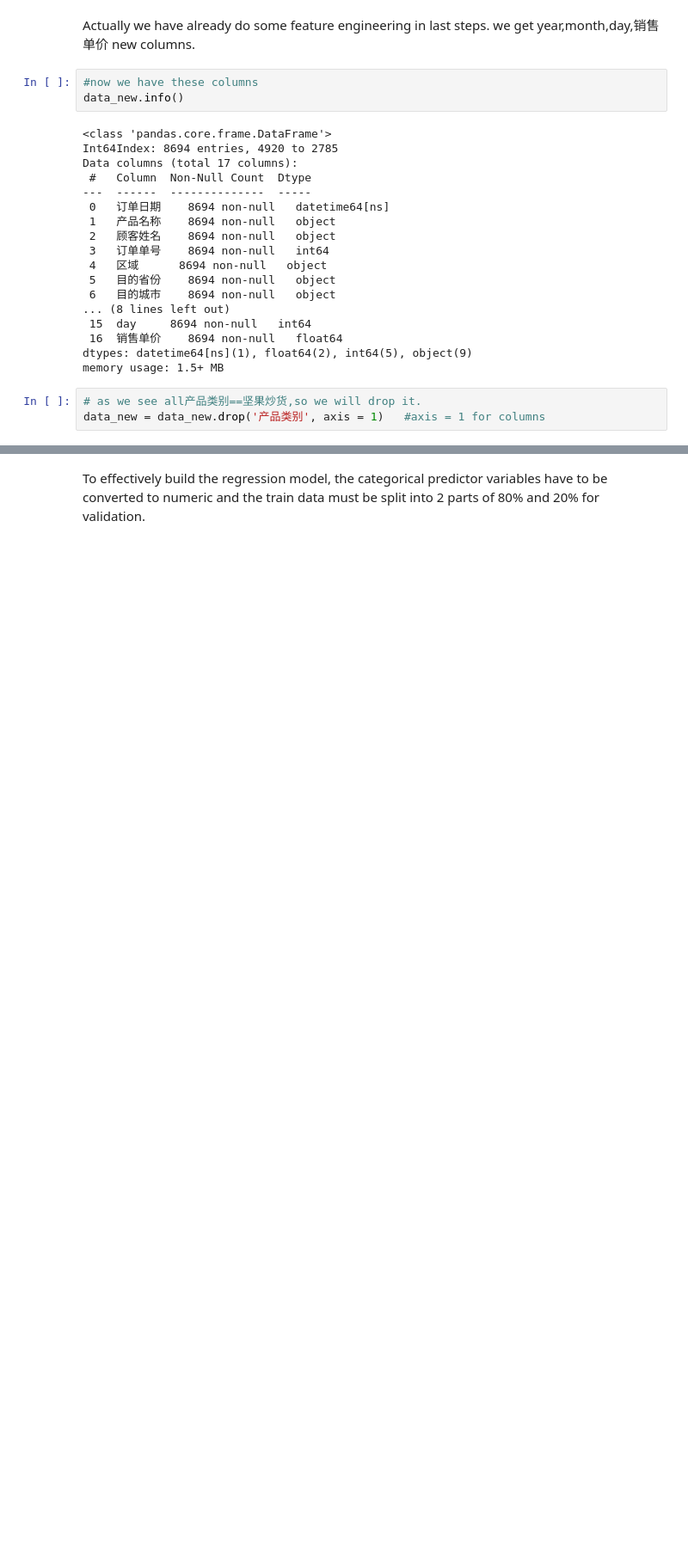
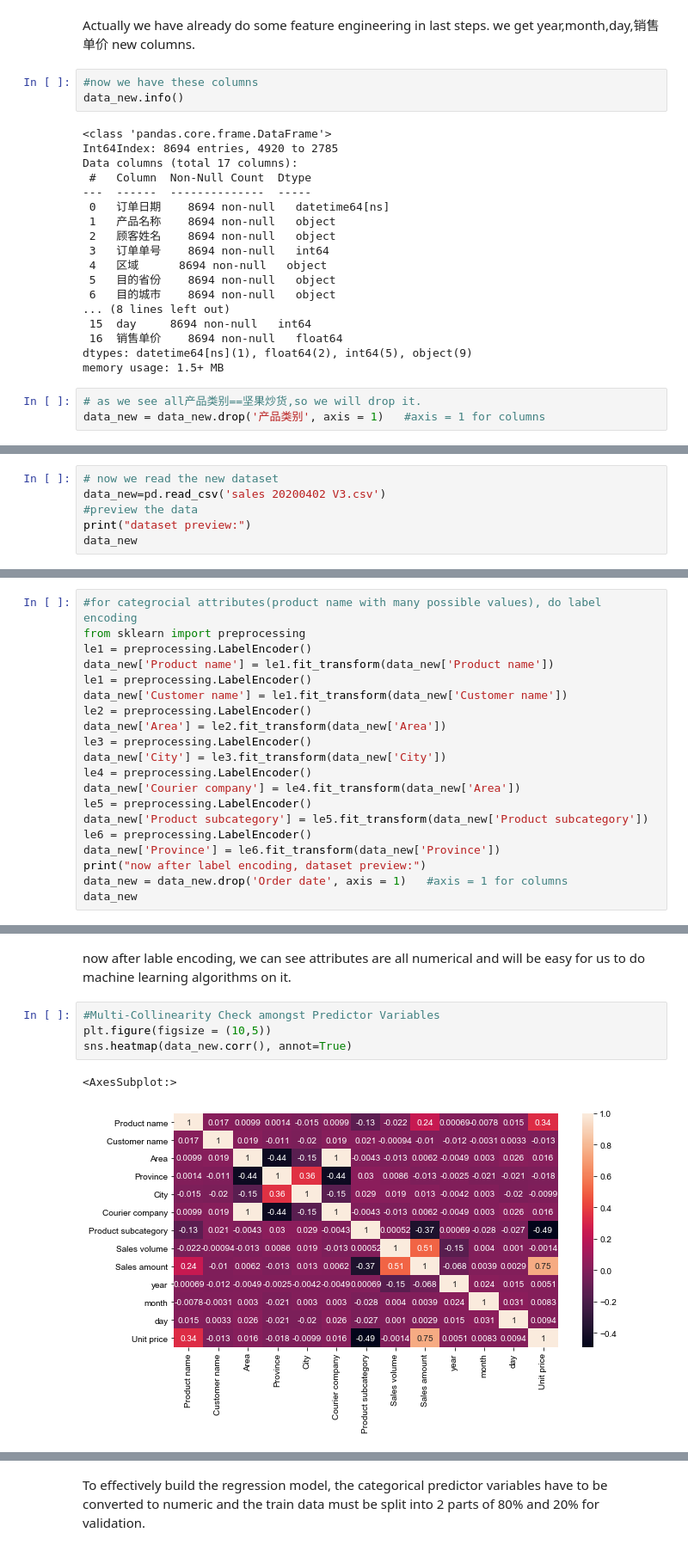
Before and after one commit to UniqueLWS/LWS, a Jupyter notebook: 7810_Group project source code_group 6.ipynb, the cells around one changed output, grey strips where cells are left out. Shown at 86% size. Cells and saved outputs as stored; diff of their text form; blank space fills up the shorter version.

```diff
--- a/7810_Group project source code_group 6.ipynb
+++ b/7810_Group project source code_group 6.ipynb
@@ -832,0 +841,6 @@ data_new.head()
+# %%
+# now we read the new dataset
+data_new=pd.read_csv('sales 20200402 V3.csv')
+#preview the data
+print("dataset preview:")
+data_new
@@ -832,0 +862,20 @@ data_new.head()
+# %%
+#for categrocial attributes(product name with many possible values), do label encoding
+from sklearn import preprocessing
+le1 = preprocessing.LabelEncoder()
+data_new['Product name'] = le1.fit_transform(data_new['Product name'])
+le1 = preprocessing.LabelEncoder()
+data_new['Customer name'] = le1.fit_transform(data_new['Customer name'])
+le2 = preprocessing.LabelEncoder()
+data_new['Area'] = le2.fit_transform(data_new['Area'])
+le3 = preprocessing.LabelEncoder()
+data_new['City'] = le3.fit_transform(data_new['City'])
+le4 = preprocessing.LabelEncoder()
+data_new['Courier company'] = le4.fit_transform(data_new['Area'])
+le5 = preprocessing.LabelEncoder()
+data_new['Product subcategory'] = le5.fit_transform(data_new['Product subcategory'])
+le6 = preprocessing.LabelEncoder()
+data_new['Province'] = le6.fit_transform(data_new['Province'])
+print("now after label encoding, dataset preview:")
+data_new = data_new.drop('Order date', axis = 1)   #axis = 1 for columns
+data_new
@@ -832,0 +920,9 @@ data_new.head()
+# %% [markdown]
+now after lable encoding, we can see attributes are all numerical and will be easy for us to do machine learning algorithms on it.
+# %%
+#Multi-Collinearity Check amongst Predictor Variables
+plt.figure(figsize = (10,5))
+sns.heatmap(data_new.corr(), annot=True)
+# %% [output]
+<AxesSubplot:>
+[figure, added]
```
Also changed, not shown: parts of 51 cells of this notebook.
